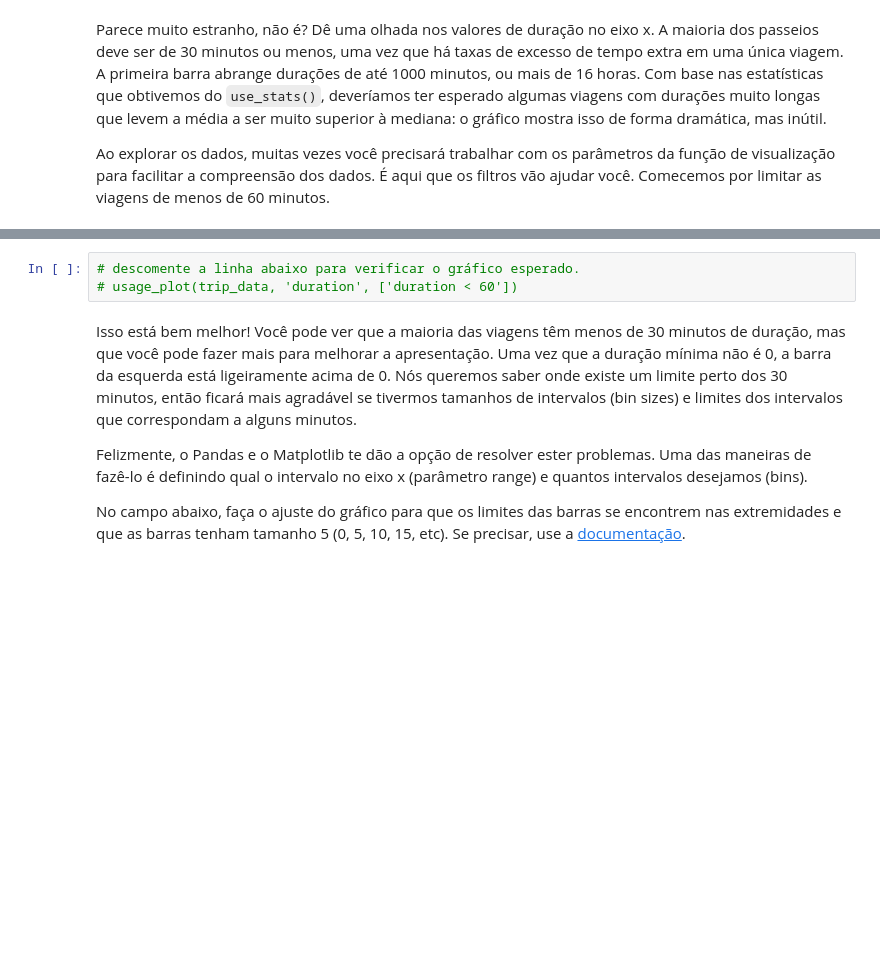
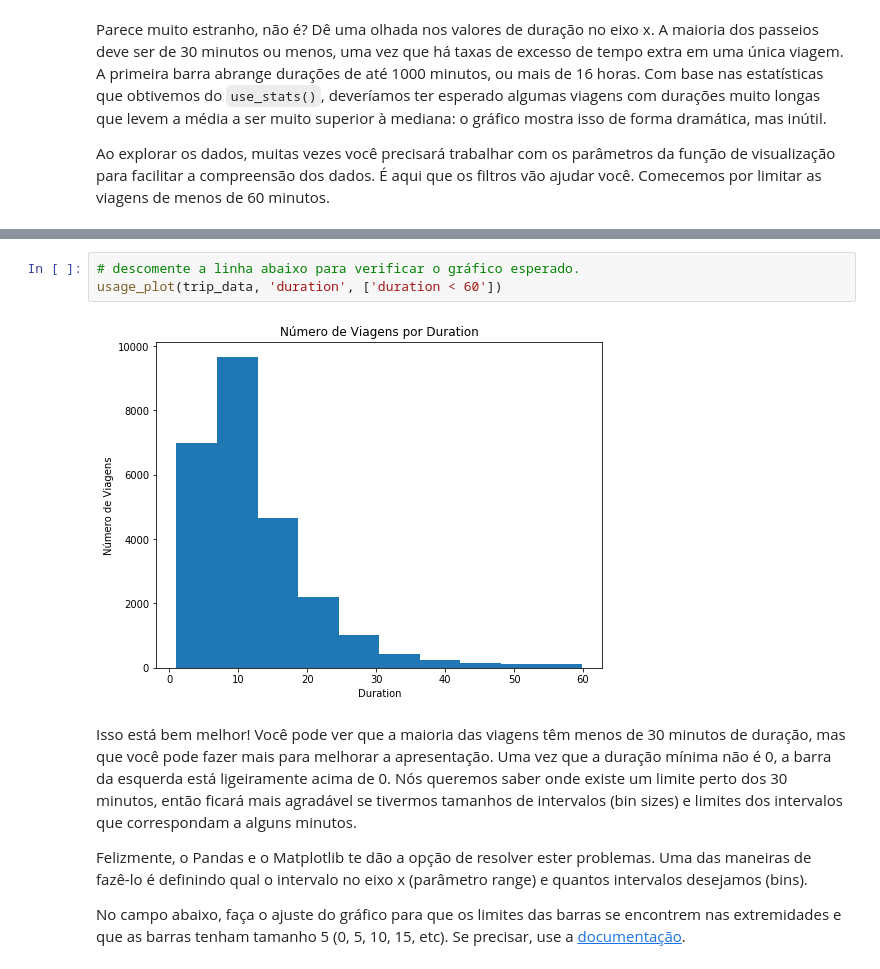
Before and after one commit to wfercosta/ndfdsi-bikeshareanalysis, a Jupyter notebook: Analise_Bay_Area_Bike_Share-NDFDSI.ipynb, the cells around one changed output, grey strips where cells are left out. Drawn from its saved outputs; the diff is of its cells as text; blank space fills up the shorter version.

```diff
--- a/Analise_Bay_Area_Bike_Share-NDFDSI.ipynb
+++ b/Analise_Bay_Area_Bike_Share-NDFDSI.ipynb
@@ -390,6 +401,8 @@ Ao explorar os dados, muitas vezes você precisará trabalhar com os parâmetros
 # %%
 # descomente a linha abaixo para verificar o gráfico esperado.
-# usage_plot(trip_data, 'duration', ['duration < 60'])
+usage_plot(trip_data, 'duration', ['duration < 60'])
+# %% [output]
+[figure, added]
 # %% [markdown]
 Isso está bem melhor! Você pode ver que a maioria das viagens têm menos de 30 minutos de duração, mas que você pode fazer mais para melhorar a apresentação. Uma vez que a duração mínima não é 0, a barra da esquerda está ligeiramente acima de 0. Nós queremos saber onde existe um limite perto dos 30 minutos, então ficará mais agradável se tivermos tamanhos de intervalos (bin sizes) e limites dos intervalos que correspondam a alguns minutos.
 
```
Also changed, not shown: parts of 15 cells of this notebook, 3 other files.
